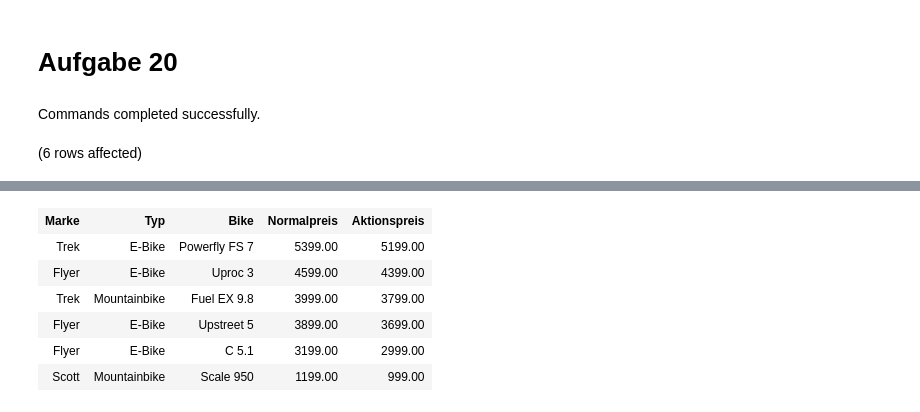
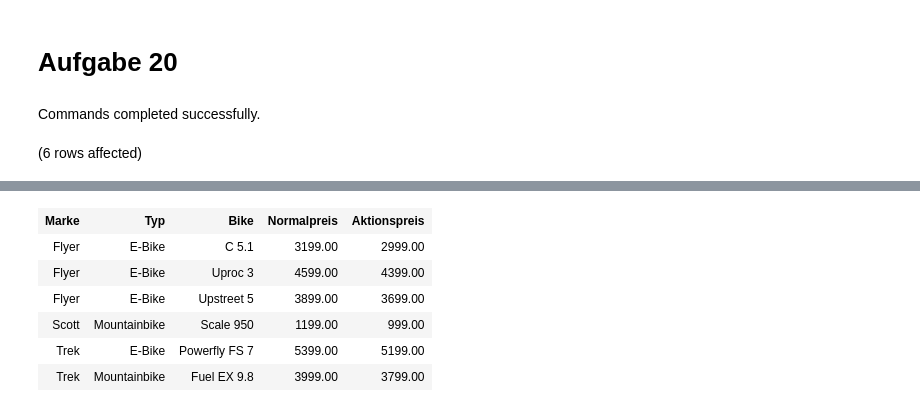
Before and after one commit to Matcha-Git/m164, a Jupyter notebook: DQL/BikeLager.ipynb, the cells around one changed output, grey strips where cells are left out. Drawn from its saved outputs; the diff is of its cells as text; code cells hidden in the pictures.

```diff
--- a/DQL/BikeLager.ipynb
+++ b/DQL/BikeLager.ipynb
@@ -276,7 +276,7 @@ WHERE (Typ.Bez = 'E-Bike'
     OR Typ.Bez = 'Mountainbike'
     OR Typ.Bez = 'Rennvelo')
     AND Bike.Preis > 1000
-ORDER BY Aktionspreis DESC;
+ORDER BY Marke.Bez, Typ.Bez, Bike.Bez;
 # %% [output]
 Commands completed successfully.
 (6 rows affected)
@@ -284,7 +284,7 @@ Total execution time: 00:00:00.012
 | Marke | Typ | Bike | Normalpreis | Aktionspreis |
+| Flyer | E-Bike | C 5.1 | 3199.00 | 2999.00 |
+| Flyer | E-Bike | Uproc 3 | 4599.00 | 4399.00 |
+| Flyer | E-Bike | Upstreet 5 | 3899.00 | 3699.00 |
+| Scott | Mountainbike | Scale 950 | 1199.00 | 999.00 |
 | Trek | E-Bike | Powerfly FS 7 | 5399.00 | 5199.00 |
-| Flyer | E-Bike | Uproc 3 | 4599.00 | 4399.00 |
 | Trek | Mountainbike | Fuel EX 9.8 | 3999.00 | 3799.00 |
-| Flyer | E-Bike | Upstreet 5 | 3899.00 | 3699.00 |
-| Flyer | E-Bike | C 5.1 | 3199.00 | 2999.00 |
-| Scott | Mountainbike | Scale 950 | 1199.00 | 999.00 |
```
Also changed, not shown: parts of 2 cells of this notebook, 4 other files.
